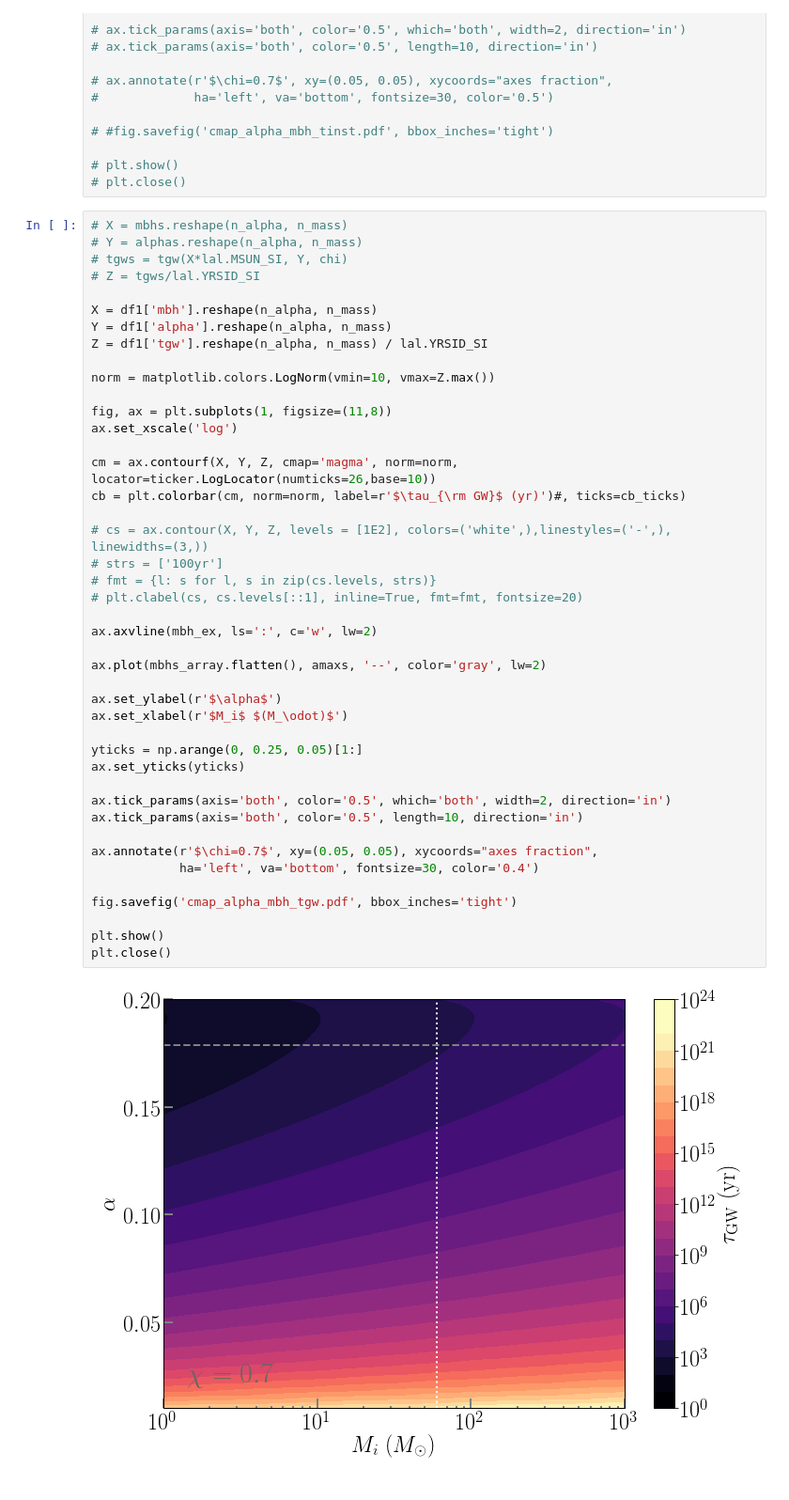
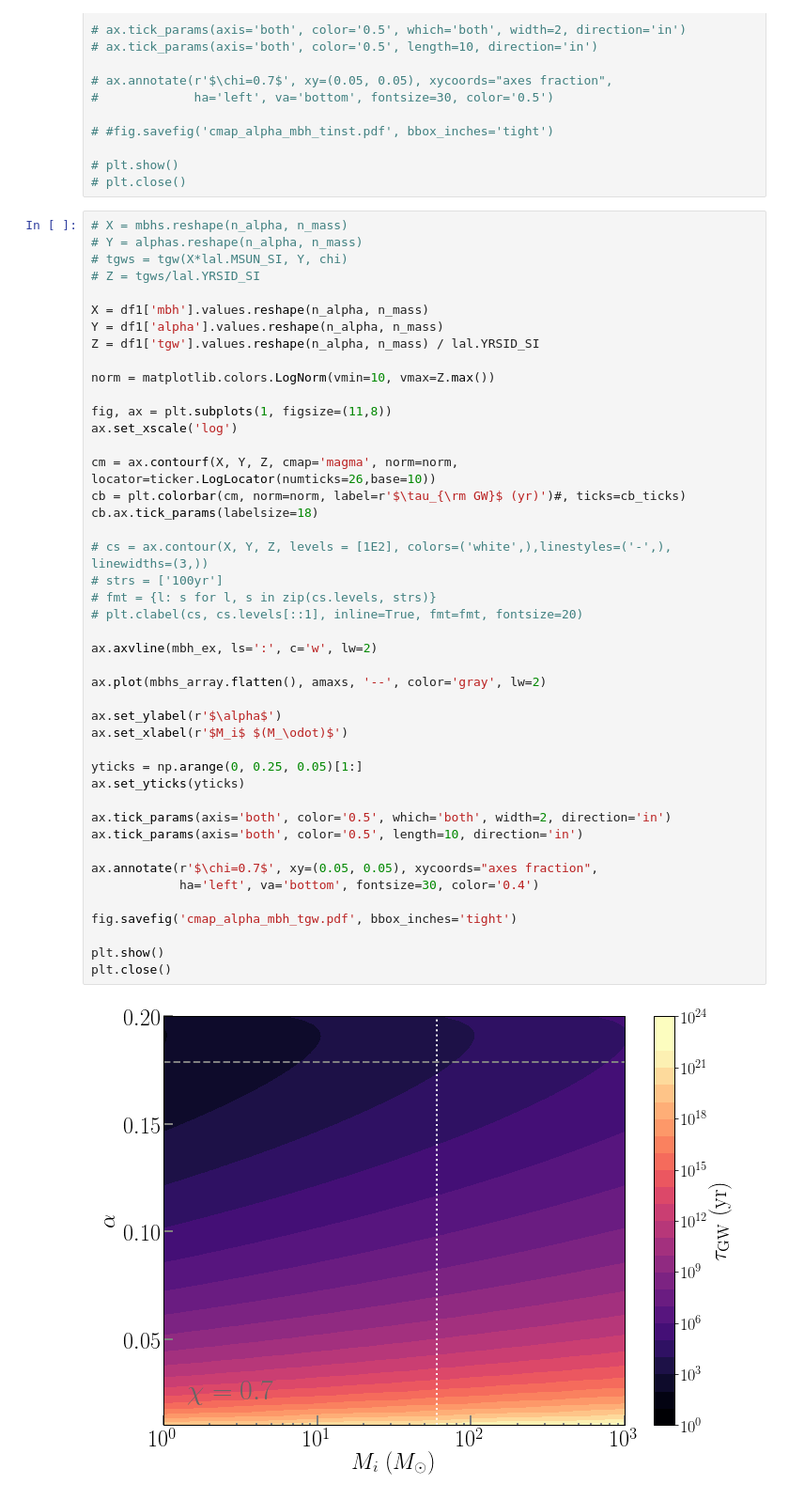
Before and after one commit to maxisi/gwaxion, a Jupyter notebook: examples/timescales.ipynb, the cells around one changed output. Shown at 94% size. Cells and saved outputs as stored; diff of their text form.

```diff
--- a/examples/timescales.ipynb
+++ b/examples/timescales.ipynb
@@ -312,9 +345,9 @@ Z.min()
 # tgws = tgw(X*lal.MSUN_SI, Y, chi)
 # Z = tgws/lal.YRSID_SI
 
-X = df1['mbh'].reshape(n_alpha, n_mass)
-Y = df1['alpha'].reshape(n_alpha, n_mass)
-Z = df1['tgw'].reshape(n_alpha, n_mass) / lal.YRSID_SI
+X = df1['mbh'].values.reshape(n_alpha, n_mass)
+Y = df1['alpha'].values.reshape(n_alpha, n_mass)
+Z = df1['tgw'].values.reshape(n_alpha, n_mass) / lal.YRSID_SI
 
 norm = matplotlib.colors.LogNorm(vmin=10, vmax=Z.max())
 
@@ -323,31 +356,32 @@ ax.set_xscale('log')
 
 cm = ax.contourf(X, Y, Z, cmap='magma', norm=norm, locator=ticker.LogLocator(numticks=26,base=10))
 cb = plt.colorbar(cm, norm=norm, label=r'$\tau_{\rm GW}$ (yr)')#, ticks=cb_ticks)
+cb.ax.tick_params(labelsize=18)
 
 # cs = ax.contour(X, Y, Z, levels = [1E2], colors=('white',),linestyles=('-',), linewidths=(3,))
 # strs = ['100yr']
 # fmt = {l: s for l, s in zip(cs.levels, strs)}
 # plt.clabel(cs, cs.levels[::1], inline=True, fmt=fmt, fontsize=20)
 
 ax.axvline(mbh_ex, ls=':', c='w', lw=2)
 
 ax.plot(mbhs_array.flatten(), amaxs, '--', color='gray', lw=2)
 
 ax.set_ylabel(r'$\alpha$')
 ax.set_xlabel(r'$M_i$ $(M_\odot)$')
 
 yticks = np.arange(0, 0.25, 0.05)[1:]
 ax.set_yticks(yticks)
 
 ax.tick_params(axis='both', color='0.5', which='both', width=2, direction='in')
 ax.tick_params(axis='both', color='0.5', length=10, direction='in')
 
 ax.annotate(r'$\chi=0.7$', xy=(0.05, 0.05), xycoords="axes fraction",
             ha='left', va='bottom', fontsize=30, color='0.4')
 
 fig.savefig('cmap_alpha_mbh_tgw.pdf', bbox_inches='tight')
 
 plt.show()
 plt.close()
 # %% [output]
-[figure, old version]
+[figure, new version]
```
Also changed, not shown: parts of 8 cells of this notebook.
